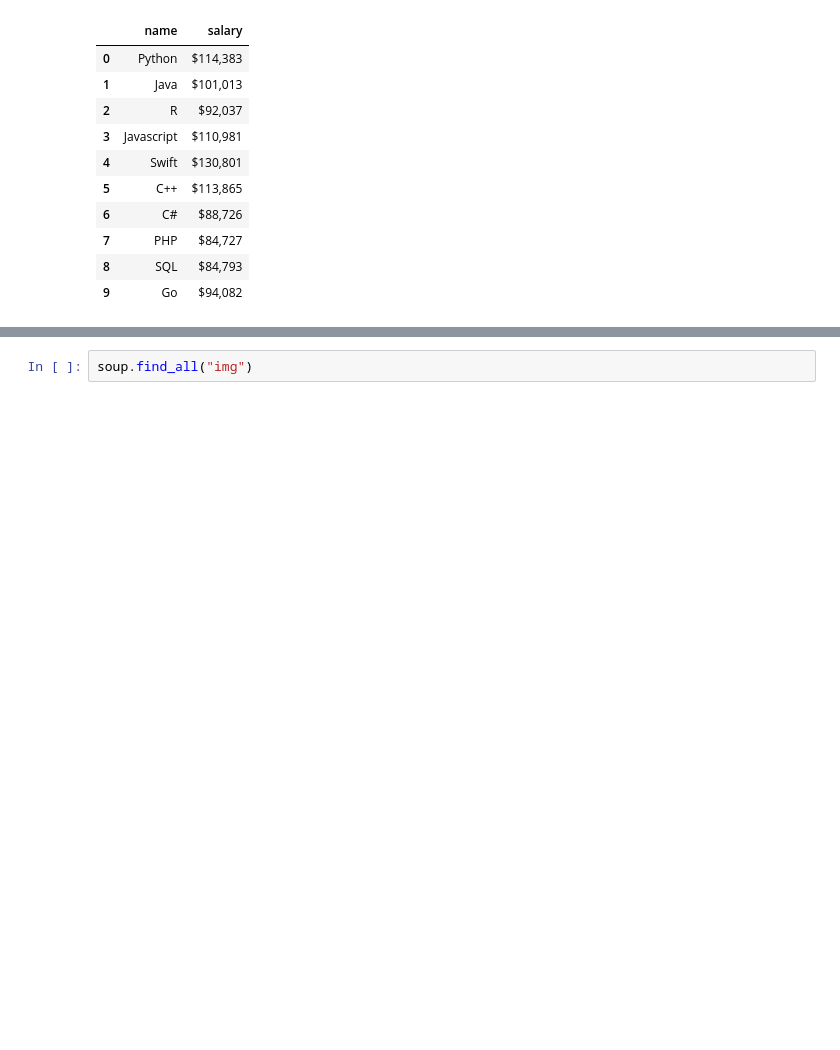
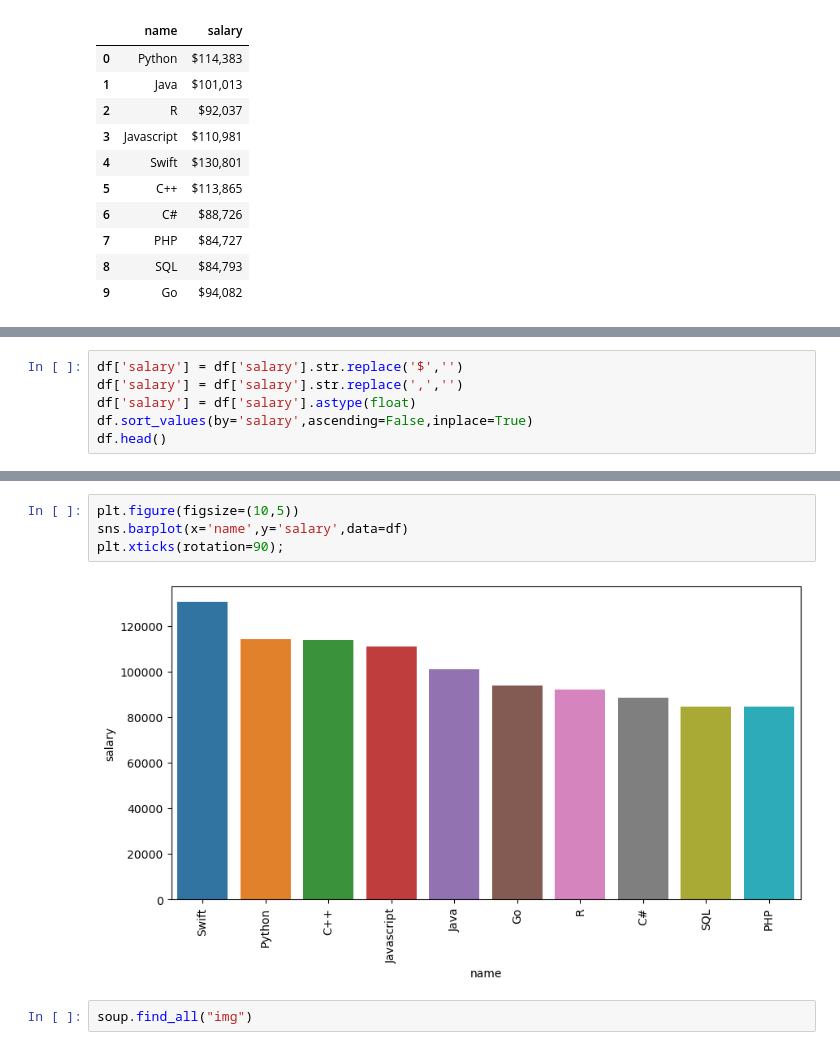
Before and after one commit to Hari31416/Placement, a Jupyter notebook: Other_Stuffs/IBM_Capstone/Web-Scraping-Lab.ipynb, the cells around one changed output, grey strips where cells are left out. Cells and saved outputs as stored; diff of their text form; blank space fills up the shorter version.

```diff
--- a/Other_Stuffs/IBM_Capstone/Web-Scraping-Lab.ipynb
+++ b/Other_Stuffs/IBM_Capstone/Web-Scraping-Lab.ipynb
@@ -82,0 +86,6 @@ df
+# %%
+df['salary'] = df['salary'].str.replace('$','')
+df['salary'] = df['salary'].str.replace(',','')
+df['salary'] = df['salary'].astype(float)
+df.sort_values(by='salary',ascending=False,inplace=True)
+df.head()
@@ -83,3 +99,9 @@ df
+# %%
+plt.figure(figsize=(10,5))
+sns.barplot(x='name',y='salary',data=df)
+plt.xticks(rotation=90);
+# %% [output]
+[figure, added]
 # %%
 soup.find_all("img")
 # %% [output]
```
Also changed, not shown: parts of 2 cells of this notebook, 10 other files.
